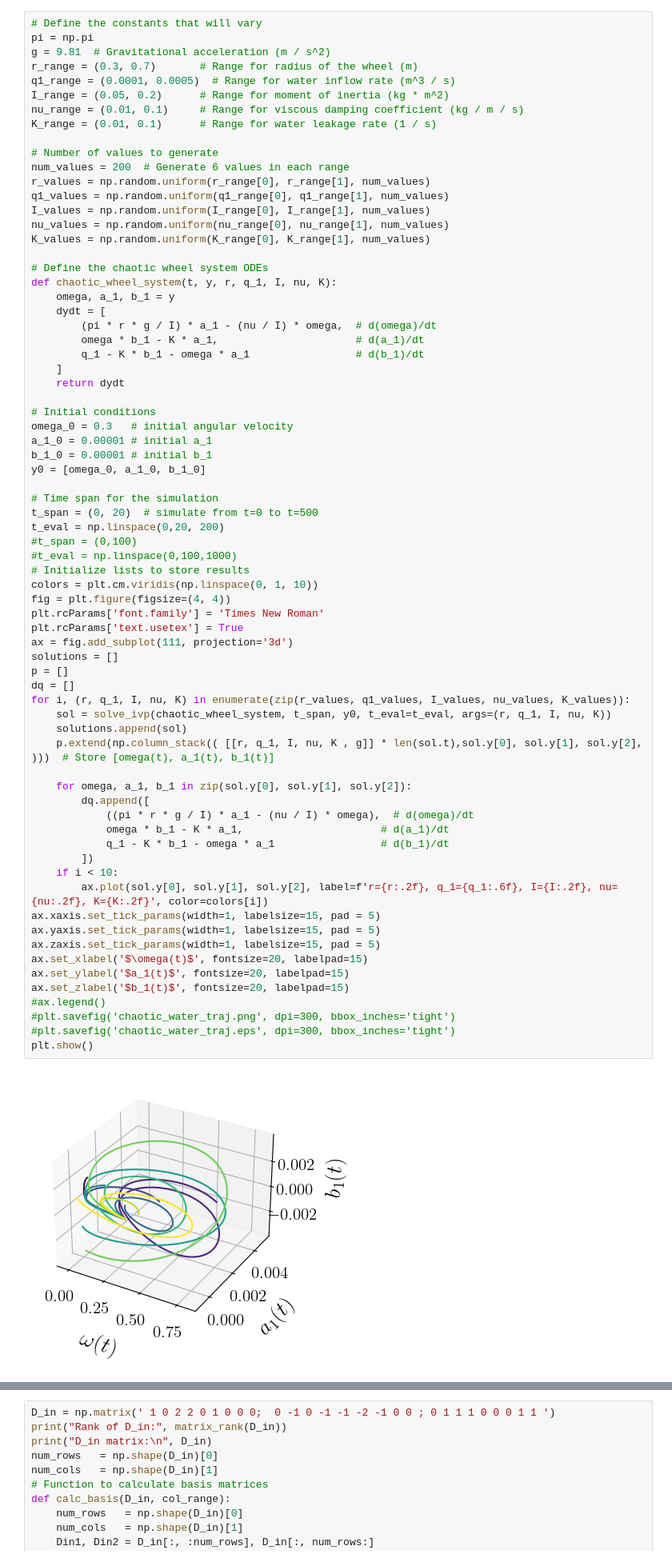
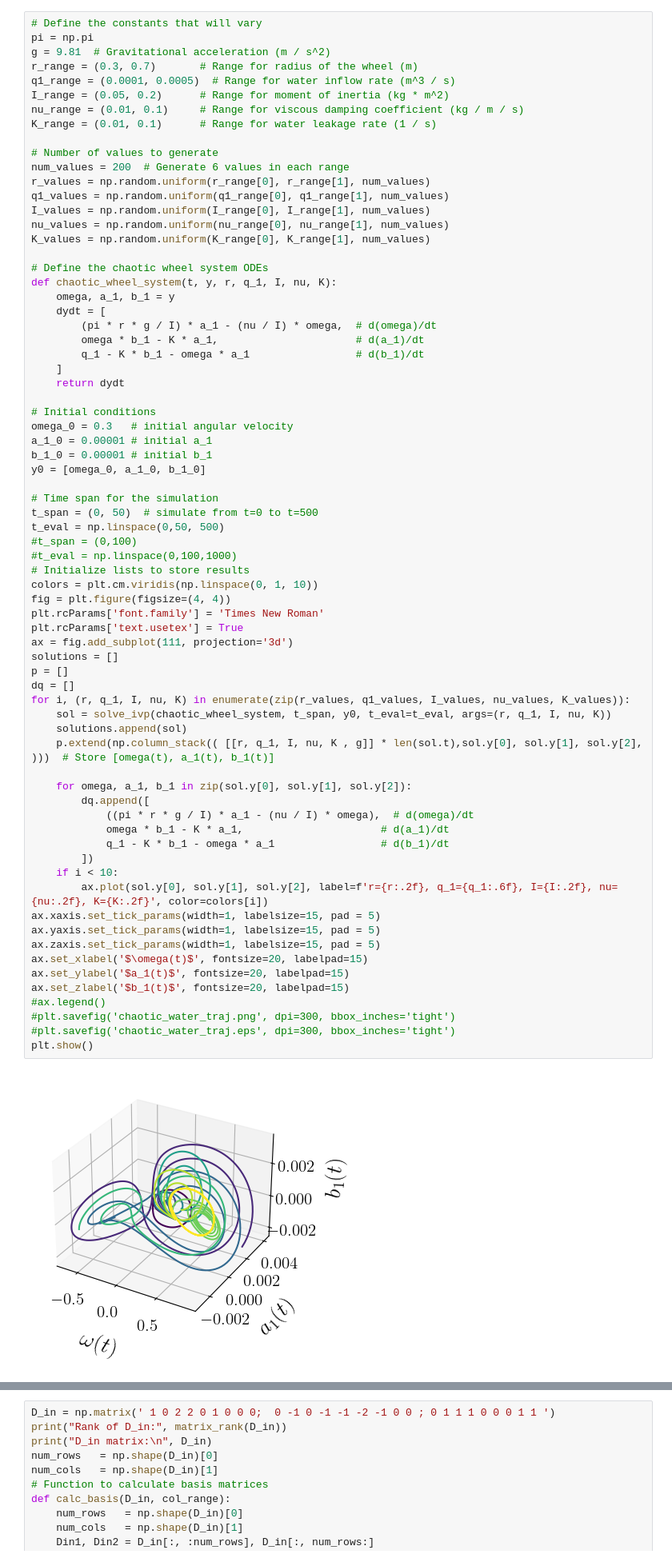
Before and after one commit to Computational-Turbulence-Group/IT_PI, a Jupyter notebook: Malkus/Malkus.ipynb, the cells around one changed output, grey strips where cells are left out. Shown at 80% size. Drawn from its saved outputs; the diff is of its cells as text.

```diff
--- a/Malkus/Malkus.ipynb
+++ b/Malkus/Malkus.ipynb
@@ -48,8 +48,8 @@ b_1_0 = 0.00001 # initial b_1
 y0 = [omega_0, a_1_0, b_1_0]
 
 # Time span for the simulation
-t_span = (0, 20)  # simulate from t=0 to t=500
-t_eval = np.linspace(0,20, 200)
+t_span = (0, 50)  # simulate from t=0 to t=500
+t_eval = np.linspace(0,50, 500)
 #t_span = (0,100)
 #t_eval = np.linspace(0,100,1000)
 # Initialize lists to store results
@@ -58,34 +58,34 @@ fig = plt.figure(figsize=(4, 4))
 plt.rcParams['font.family'] = 'Times New Roman'
 plt.rcParams['text.usetex'] = True
 ax = fig.add_subplot(111, projection='3d')
 solutions = []
 p = []
 dq = []
 for i, (r, q_1, I, nu, K) in enumerate(zip(r_values, q1_values, I_values, nu_values, K_values)):
     sol = solve_ivp(chaotic_wheel_system, t_span, y0, t_eval=t_eval, args=(r, q_1, I, nu, K))
     solutions.append(sol)
     p.extend(np.column_stack(( [[r, q_1, I, nu, K , g]] * len(sol.t),sol.y[0], sol.y[1], sol.y[2],  )))  # Store [omega(t), a_1(t), b_1(t)]
 
     for omega, a_1, b_1 in zip(sol.y[0], sol.y[1], sol.y[2]):
         dq.append([
             ((pi * r * g / I) * a_1 - (nu / I) * omega),  # d(omega)/dt
             omega * b_1 - K * a_1,                      # d(a_1)/dt
             q_1 - K * b_1 - omega * a_1                 # d(b_1)/dt
         ])
     if i < 10:
         ax.plot(sol.y[0], sol.y[1], sol.y[2], label=f'r={r:.2f}, q_1={q_1:.6f}, I={I:.2f}, nu={nu:.2f}, K={K:.2f}', color=colors[i])
 ax.xaxis.set_tick_params(width=1, labelsize=15, pad = 5)
 ax.yaxis.set_tick_params(width=1, labelsize=15, pad = 5)
 ax.zaxis.set_tick_params(width=1, labelsize=15, pad = 5)
 ax.set_xlabel('$\omega(t)$', fontsize=20, labelpad=15)
 ax.set_ylabel('$a_1(t)$', fontsize=20, labelpad=15)
 ax.set_zlabel('$b_1(t)$', fontsize=20, labelpad=15)
 #ax.legend()
 #plt.savefig('chaotic_water_traj.png', dpi=300, bbox_inches='tight')
 #plt.savefig('chaotic_water_traj.eps', dpi=300, bbox_inches='tight')
 plt.show()
 # %% [output]
-[figure, old version]
+[figure, new version]
 # %%
 p  = np.array(p)
 dq = np.array(dq)
```
Also changed, not shown: parts of 9 cells of this notebook, 12 other files.
